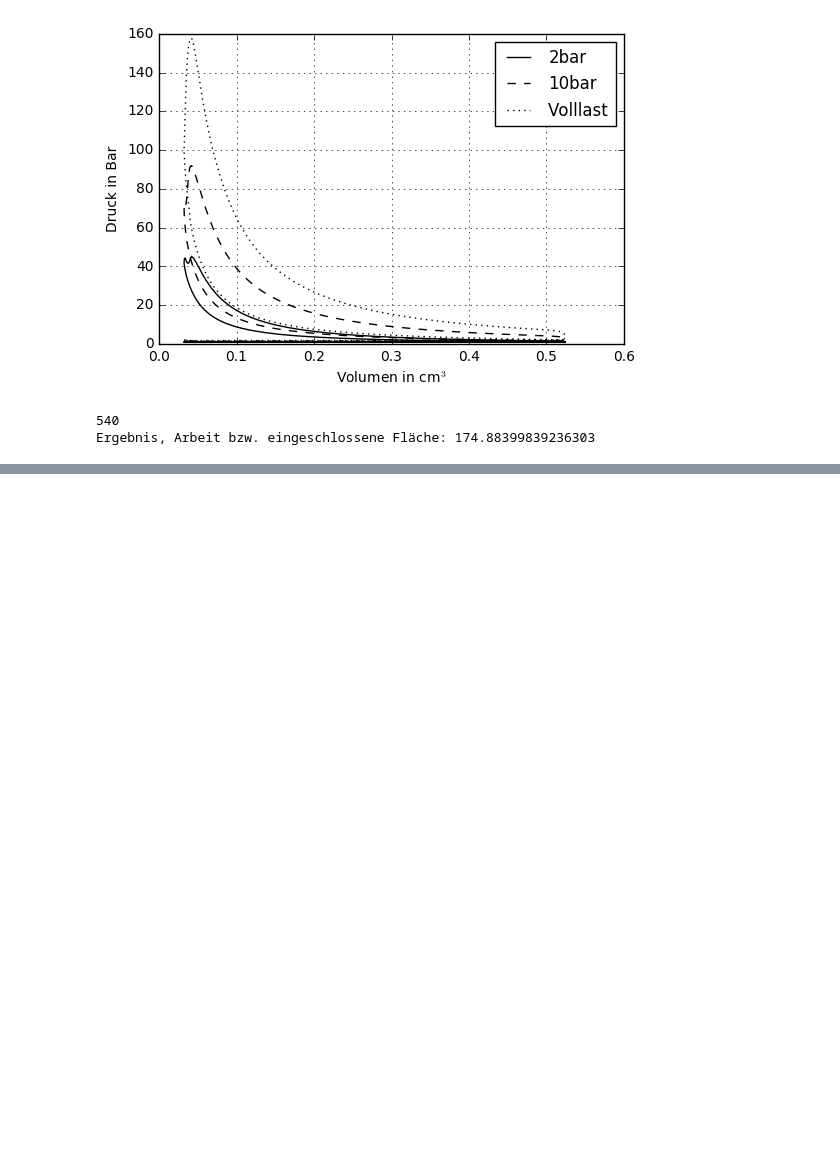
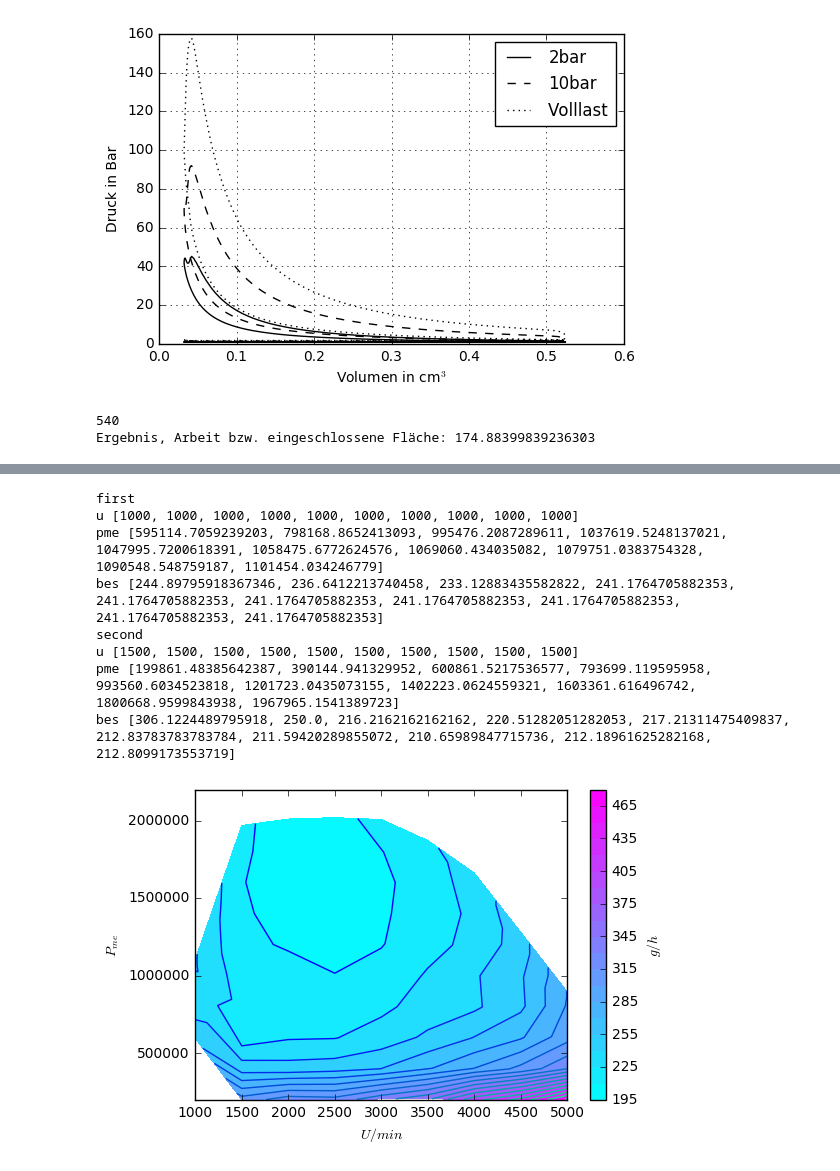
Before and after one commit to BMaxV/Motorkennfeldplot, a Jupyter notebook: main.ipynb, the cells around one changed output, grey strips where cells are left out. Drawn from its saved outputs; the diff is of its cells as text; code cells hidden in the pictures; blank space fills up the shorter version.

```diff
--- a/main.ipynb
+++ b/main.ipynb
@@ -310,0 +294,11 @@ ValueError: setting an array element with a sequence.
+# %%
+#correcting the variables for the plot
+
+#print(P_mes[0][:2])
+#pop the two with 1500 u/min
+Us[0].pop(0)
+Us[0].pop(0)
+P_mes[0].pop(0)
+P_mes[0].pop(0)
+b_es[0].pop(0)
+b_es[0].pop(0)
@@ -311,3 +343,46 @@ ValueError: setting an array element with a sequence.
+# %%
+
+
+#Us,P_mes,b_es=correct_for_plotting(Us,P_mes,b_es)
+print()
+X=fpUs
+Y=fpP_mes
+Z=fpb_es
+
+#print(len(X))
+#print(len(Y))
+#print(len(Z))
+#for xi in X:
+#    print(xi)
+print("first")
+print("u",fpUs[0])
+print("pme",fpP_mes[0])
+print("bes",fpb_es[0])
+print("second")
+print("u",fpUs[1])
+print("pme",fpP_mes[1])
+print("bes",fpb_es[1])
+
+
+levels=25
+plt.ylim([2*10**5,2.2*10**6])
+CS=plt.contourf(X,Y,Z,levels,cmap="cool")
+plt.contour(X,Y,Z,levels,cmap="winter")
+cbar = plt.colorbar(CS)
+plt.xlabel("$U/min$")
+plt.ylabel("$P_{me}$")
+cbar.ax.set_ylabel("$g/h$")
+plt.show()
+# %% [output]
+first
+u [1000, 1000, 1000, 1000, 1000, 1000, 1000, 1000, 1000, 1000]
+pme [595114.7059239203, 798168.8652413093, 995476.2087289611, 1037619.5248137021, 1047995.7200618391, 1058475.6772624576, 1069060.434035082, 1079751.0383754328, 1090548.548759187, 1101454.034246779]
+bes [244.89795918367346, 236.6412213740458, 233.12883435582822, 241.1764705882353, 241.1764705882353, 241.1764705882353, 241.1764705882353, 241.1764705882353, 241.1764705882353, 241.1764705882353]
+second
+u [1500, 1500, 1500, 1500, 1500, 1500, 1500, 1500, 1500, 1500]
+pme [199861.48385642387, 390144.941329952, 600861.5217536577, 793699.119595958, 993560.6034523818, 1201723.0435073155, 1402223.0624559321, 1603361.616496742, 1800668.9599843938, 1967965.1541389723]
+bes [306.1224489795918, 250.0, 216.2162162162162, 220.51282051282053, 217.21311475409837, 212.83783783783784, 211.59420289855072, 210.65989847715736, 212.18961625282168, 212.8099173553719]
+[figure, added]
 # %%
 
 #wir haben:
```
Also changed, not shown: parts of 5 cells of this notebook.
